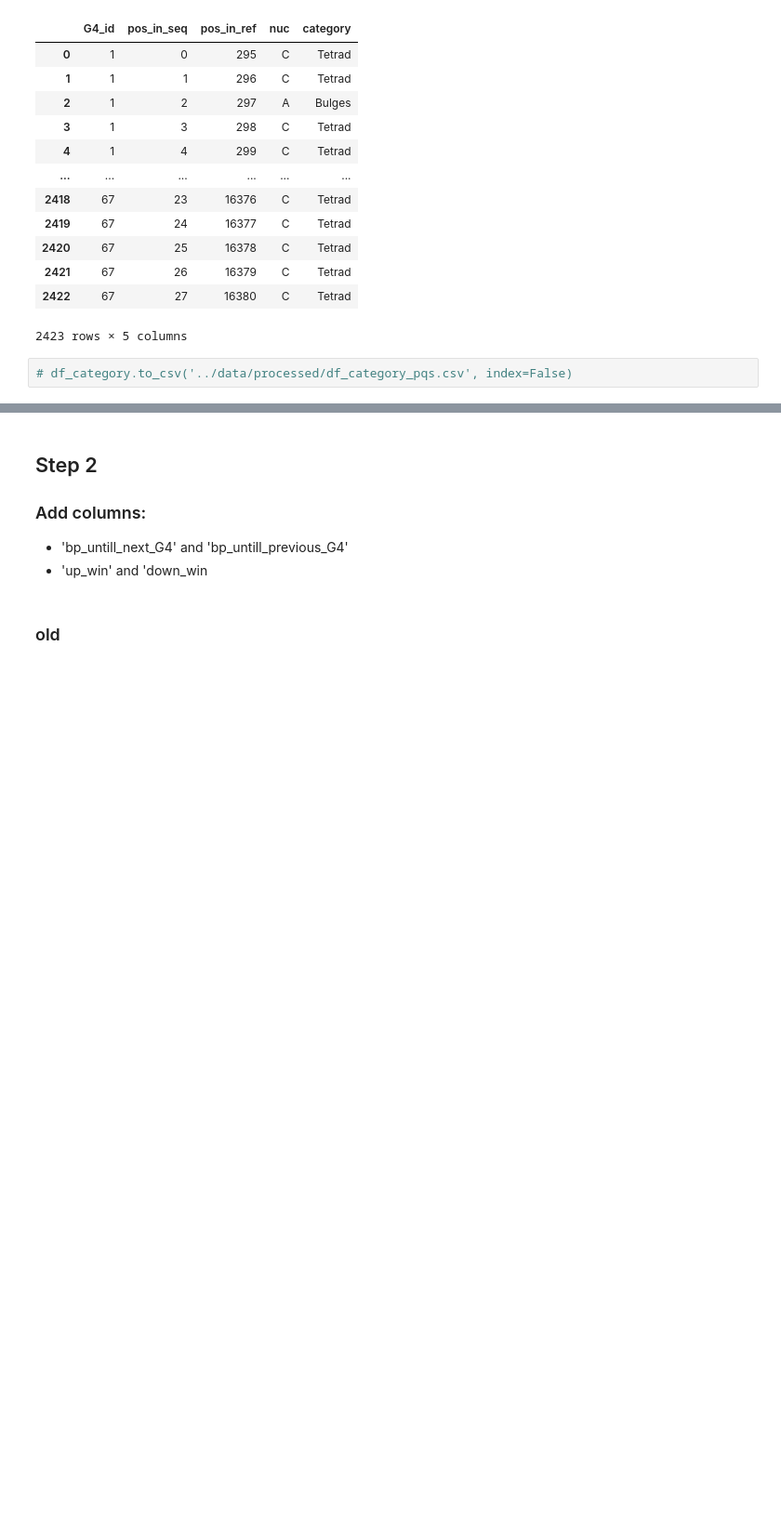
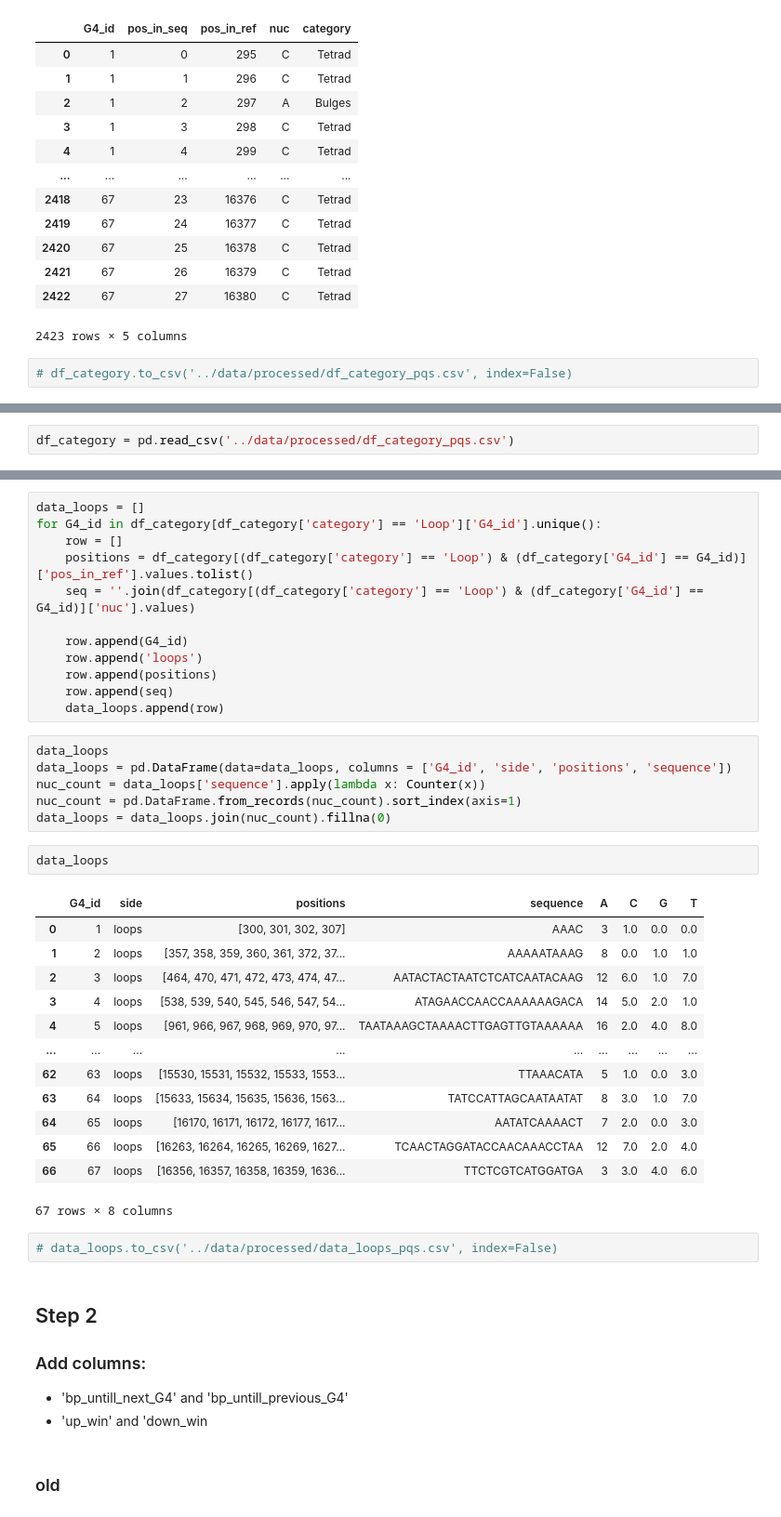
Before and after one commit to mitoclub/G4MutSpec, a Jupyter notebook: notebooks/data_preparation.ipynb, the cells around one changed output, grey strips where cells are left out. Shown at 93% size. Cells and saved outputs as stored; diff of their text form; blank space fills up the shorter version.

```diff
--- a/notebooks/data_preparation.ipynb
+++ b/notebooks/data_preparation.ipynb
@@ -546,0 +581,2 @@ df_category
+# %%
+df_category = pd.read_csv('../data/processed/df_category_pqs.csv')
@@ -547,3 +599,39 @@ df_category
+# %%
+data_loops = []
+for G4_id in df_category[df_category['category'] == 'Loop']['G4_id'].unique():
+    row = []
+    positions = df_category[(df_category['category'] == 'Loop') & (df_category['G4_id'] == G4_id)]['pos_in_ref'].values.tolist()
+    seq = ''.join(df_category[(df_category['category'] == 'Loop') & (df_category['G4_id'] == G4_id)]['nuc'].values)
+
+    row.append(G4_id)
+    row.append('loops')
+    row.append(positions)
+    row.append(seq)
+    data_loops.append(row)
+# %%
+data_loops
+data_loops = pd.DataFrame(data=data_loops, columns = ['G4_id', 'side', 'positions', 'sequence'])
+nuc_count = data_loops['sequence'].apply(lambda x: Counter(x))
+nuc_count = pd.DataFrame.from_records(nuc_count).sort_index(axis=1)
+data_loops = data_loops.join(nuc_count).fillna(0)
+# %%
+data_loops
+# %% [output]
+|  | G4_id | side | positions | sequence | A | C | G | T |
+| 0 | 1 | loops | [300, 301, 302, 307] | AAAC | 3 | 1.0 | 0.0 | 0.0 |
+| 1 | 2 | loops | [357, 358, 359, 360, 361, 372, 37... | AAAAATAAAG | 8 | 0.0 | 1.0 | 1.0 |
+| 2 | 3 | loops | [464, 470, 471, 472, 473, 474, 47... | AATACTACTAATCTCATCAATACAAG | 12 | 6.0 | 1.0 | 7.0 |
+| 3 | 4 | loops | [538, 539, 540, 545, 546, 547, 54... | ATAGAACCAACCAAAAAAGACA | 14 | 5.0 | 2.0 | 1.0 |
+| 4 | 5 | loops | [961, 966, 967, 968, 969, 970, 97... | TAATAAAGCTAAAACTTGAGTTGTAAAAAA | 16 | 2.0 | 4.0 | 8.0 |
+| ... | ... | ... | ... | ... | ... | ... | ... | ... |
+| 62 | 63 | loops | [15530, 15531, 15532, 15533, 1553... | TTAAACATA | 5 | 1.0 | 0.0 | 3.0 |
+| 63 | 64 | loops | [15633, 15634, 15635, 15636, 1563... | TATCCATTAGCAATAATAT | 8 | 3.0 | 1.0 | 7.0 |
+| 64 | 65 | loops | [16170, 16171, 16172, 16177, 1617... | AATATCAAAACT | 7 | 2.0 | 0.0 | 3.0 |
+| 65 | 66 | loops | [16263, 16264, 16265, 16269, 1627... | TCAACTAGGATACCAACAAACCTAA | 12 | 7.0 | 2.0 | 4.0 |
+| 66 | 67 | loops | [16356, 16357, 16358, 16359, 1636... | TTCTCGTCATGGATGA | 3 | 3.0 | 4.0 | 6.0 |
+67 rows × 8 columns
+# %%
+# data_loops.to_csv('../data/processed/data_loops_pqs.csv', index=False)
 # %% [markdown]
 ## Step 2
 ### Add columns:
```
Also changed, not shown: parts of 23 cells of this notebook, 5 other files.
